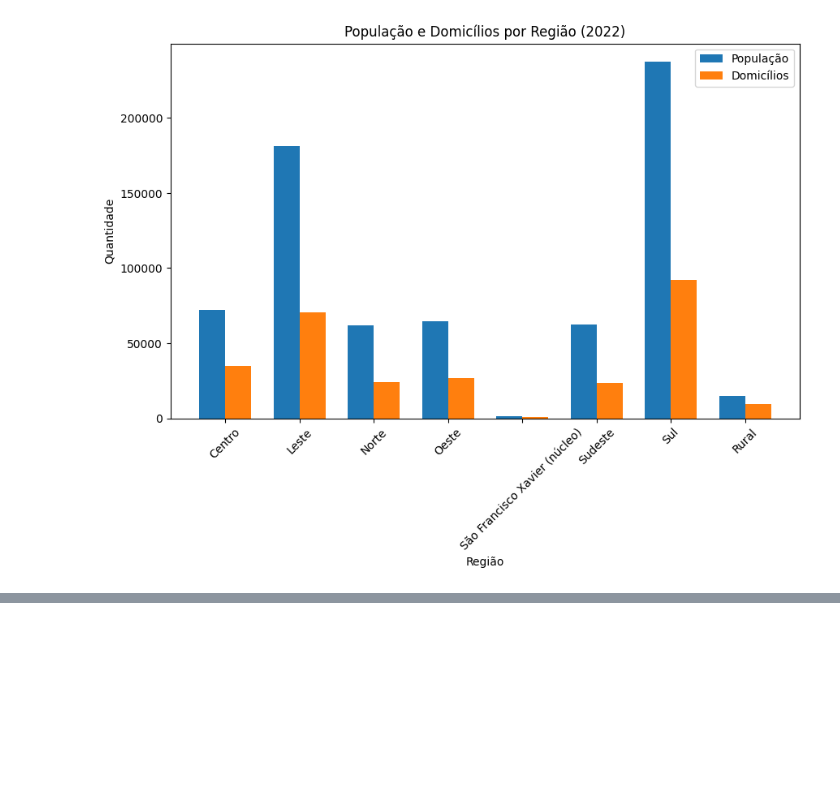
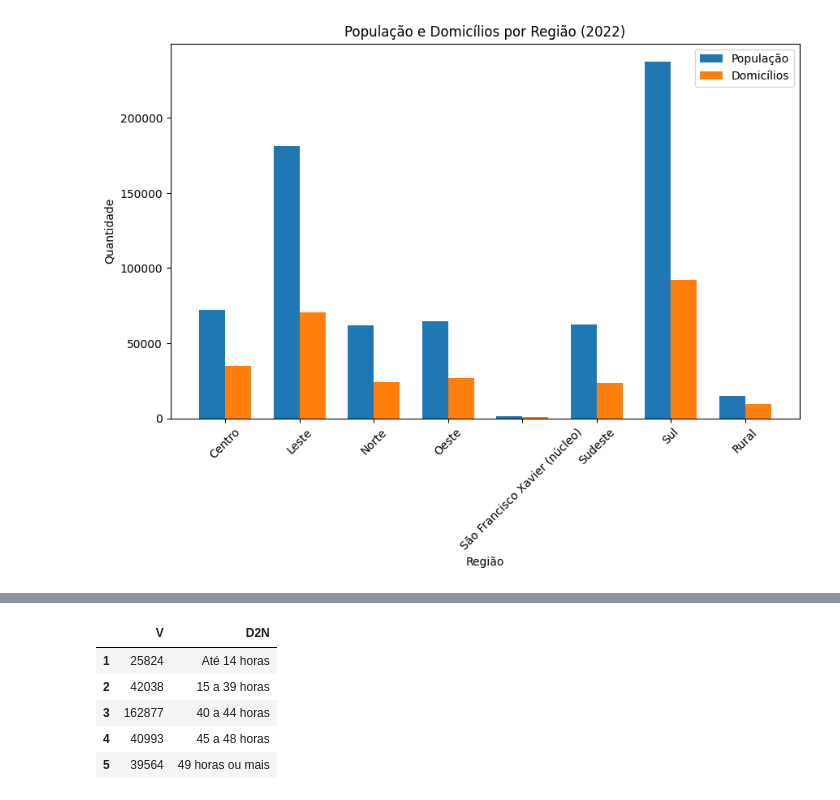
Before and after one commit to guilhermefpo/CodeWave, a Jupyter notebook: Codewave_table.ipynb, the cells around one changed output, grey strips where cells are left out. Drawn from its saved outputs; the diff is of its cells as text; code cells hidden in the pictures; blank space fills up the shorter version.

```diff
--- a/Codewave_table.ipynb
+++ b/Codewave_table.ipynb
@@ -239,0 +226,10 @@ dtype: int64
+# %%
+ds = ds.loc[:, ["V", "D2N"]]
+display(ds)
+# %% [output]
+|  | V | D2N |
+| 1 | 25824 | Até 14 horas |
+| 2 | 42038 | 15 a 39 horas |
+| 3 | 162877 | 40 a 44 horas |
+| 4 | 40993 | 45 a 48 horas |
+| 5 | 39564 | 49 horas ou mais |
```
Also changed, not shown: parts of 13 cells of this notebook.
